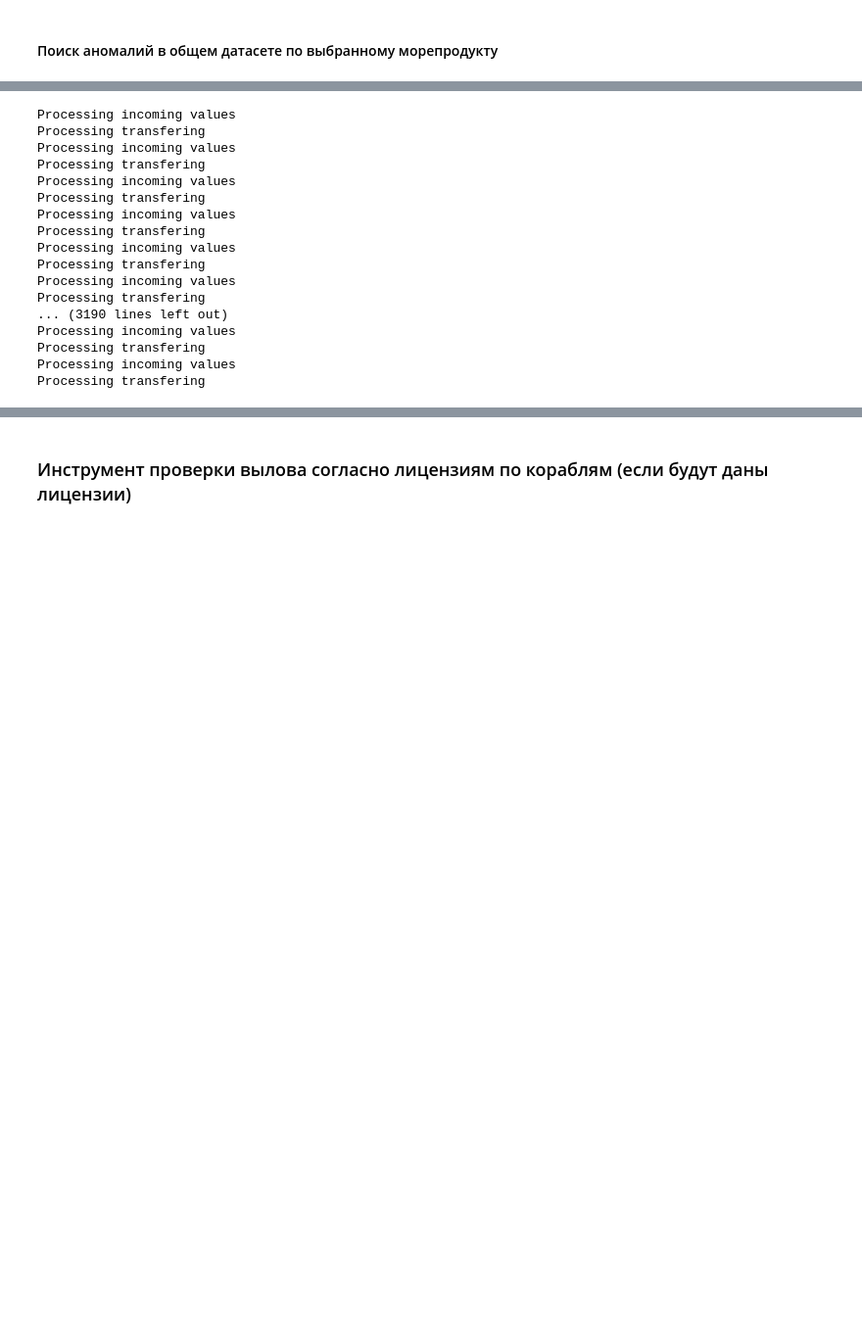
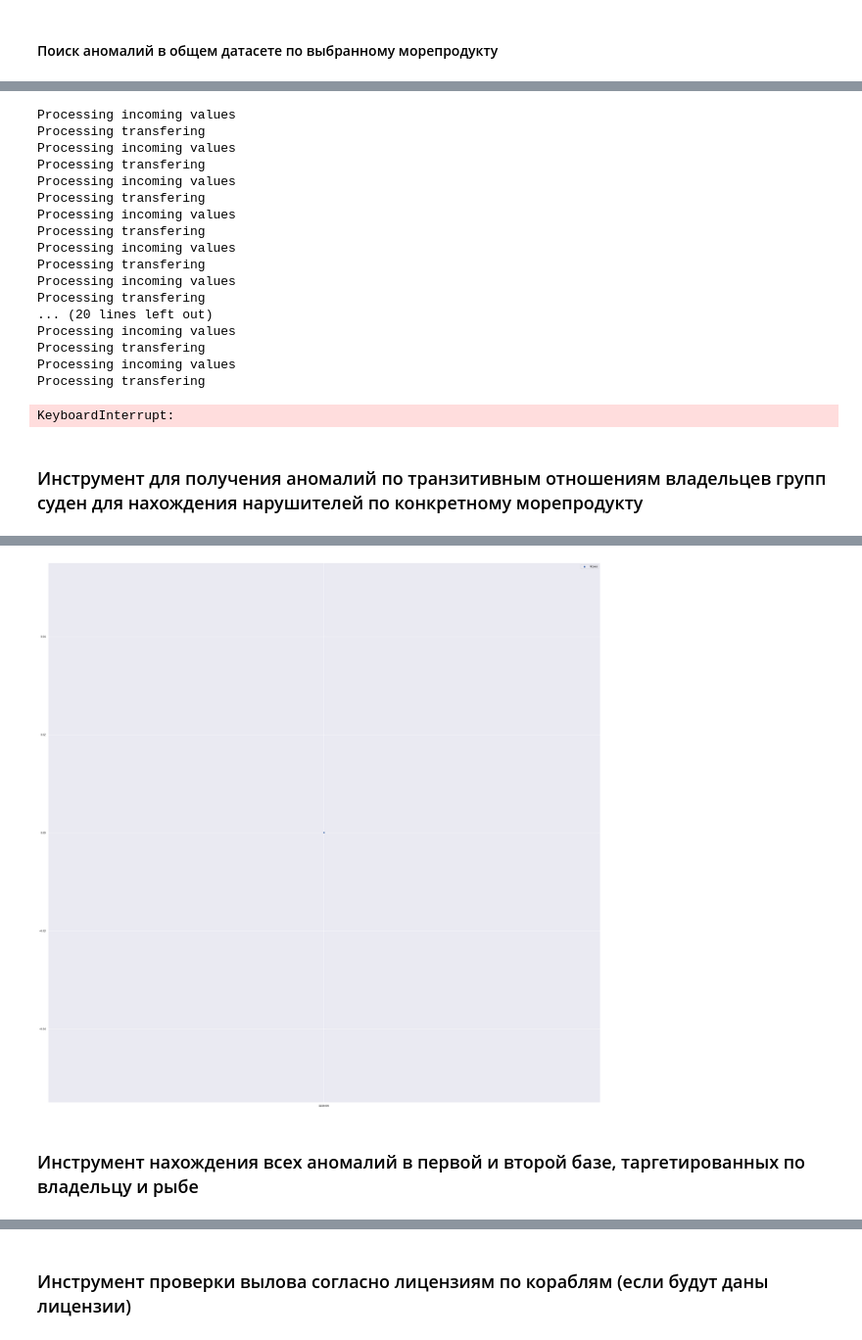
Before and after one commit to qTemiO/Fishing-Control, a Jupyter notebook: notebooks/4_interface.ipynb, the cells around one changed output, grey strips where cells are left out. Shown: that part at 98% size. Saved outputs shown, nothing was run; the diff lists cells and outputs as text; code cells hidden in the pictures; blank space fills up the shorter version.

```diff
--- a/notebooks/4_interface.ipynb
+++ b/notebooks/4_interface.ipynb
@@ -303,6 +294,7 @@ for fish in fishes_id[1:]:
     df = getAllTransfers(fish, start, end)
     total_df = total_df.append(df, ignore_index=True)
     total_df
+total_df.to_csv('total_transfers.csv')
 # %% [output]
 Processing incoming values
 Processing transfering
@@ -316,8 +308,9 @@ Processing incoming values
 Processing transfering
 Processing incoming values
 Processing transfering
-... (3190 lines left out)
+... (20 lines left out)
 Processing incoming values
 Processing transfering
 Processing incoming values
 Processing transfering
+KeyboardInterrupt:
@@ -325,0 +317,42 @@ total_df.to_csv('total_transfers.csv')
+# %% [markdown]
+### Инструмент для получения аномалий по транзитивным отношениям владельцев групп суден для нахождения нарушителей по конкретному морепродукту
+# %%
+from IPython.display import display
+from ipywidgets import Dropdown
+
+fishes_list = total_df['fish'].unique().tolist()
+
+drop1 = Dropdown(
+    options = fishes_list,
+    description = 'Рыба:'
+)
+
+def on_button_click(fish):
+    target = fish.new
+    total_df['delta'] = total_df['transfered'] - total_df['catches']
+
+    current_owners = total_df[total_df['fish'] == target]['owner'].tolist()
+    current_delta = total_df[total_df['fish'] == target]['delta'].tolist()
+    current_catches = total_df[total_df['fish'] == target]['catches'].tolist()
+    hue_ = []
+
+    for index in range(len(current_delta)):
+        if current_delta[index] <= 0:
+            hue_.append('Норма')
+        # Допустимое отклонение от нормы согласно нормальному закону распределения
+        elif current_delta[index] < current_catches[index] * 12 / 100:
+            hue_.append('Норма')
+        else:
+            hue_.append('Аномалия')
+
+    current_owners = [str(int(x)) for x in current_owners]
+    sns.scatterplot(x=current_owners, y=current_delta, hue=hue_)
+    sns.set(rc={'figure.figsize':(41.7,8.47)})
+
+    for index in range(len(current_owners)):
+        if hue_[index] == 'Аномалия':
+            print(f'Владелец группы судов (ID - {current_owners[index]}) - передал больше, чем выловил за весь период.\nПревышение составило - {current_delta[index]} т.')
+
+drop1.observe(on_button_click, names='value')
+display(drop1)
+# %% [output]
@@ -325,0 +360,3 @@ total_df.to_csv('total_transfers.csv')
+[figure, added]
+# %% [markdown]
+### Инструмент нахождения всех аномалий в первой и второй базе, таргетированных по владельцу и рыбе
```
Also changed, not shown: parts of 4 cells of this notebook, 3 other files.
